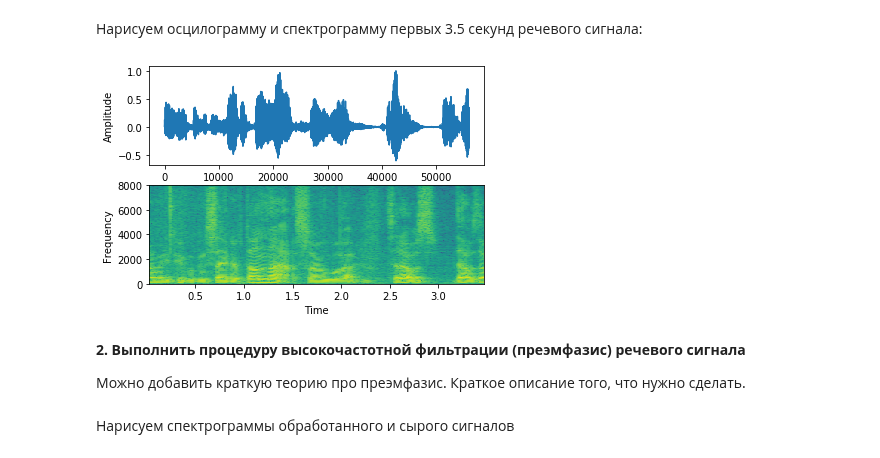
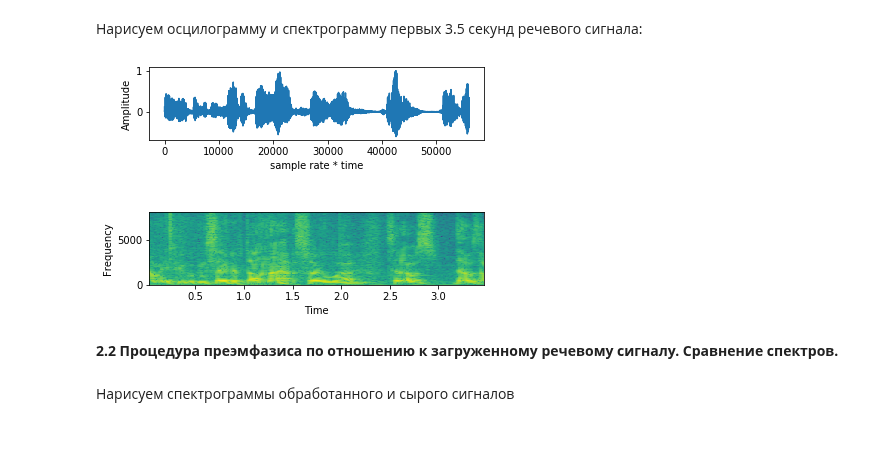
Before and after one commit to va-volokhov/itmo_speaker_recognition_course, a Jupyter notebook: lab1/lab1.ipynb, the cells around one changed output. Cells and saved outputs as stored; diff of their text form; code cells hidden in the pictures.

```diff
--- a/lab1/lab1.ipynb
+++ b/lab1/lab1.ipynb
@@ -87,7 +105,7 @@ path_to_wav = paths[0]
 # %%
 print("Loading of {}".format(path_to_wav))
 # Load signal
-signal, fs = torchaudio.load(path_to_wav)
+signal, sample_rate = torchaudio.load(path_to_wav)
 signal = signal.numpy().squeeze(axis=0)
 signal = signal/np.abs(signal).max()
 print("Done!")
@@ -97,27 +115,25 @@ Done!
 # %% [markdown]
 Нарисуем осцилограмму и спектрограмму первых 3.5 секунд речевого сигнала:
 # %%
-signal = signal[0:int(3.5 * fs)]  # Keep the first 3.5 seconds
+signal = signal[0:int(3.5 * sample_rate)]  # Keep the first 3.5 seconds
 
 plt.figure(1)
 plot_a = plt.subplot(211)
 plt.subplots_adjust(wspace=0, hspace=1)
 
 plot_a.plot(signal)
 plot_a.set_xlabel('sample rate * time')
 plot_a.set_ylabel('Amplitude')
 
 plot_b = plt.subplot(212)
-plot_b.specgram(signal, NFFT=1024, Fs=fs, noverlap=900)
+plot_b.specgram(signal, NFFT=1024, Fs=sample_rate, noverlap=900)
 plot_b.set_xlabel('Time')
 plot_b.set_ylabel('Frequency')
 plt.show()
 # %% [output]
-[figure, old version]
+[figure, new version]
-# %% [markdown]
-**2. Выполнить процедуру высокочастотной фильтрации (преэмфазис) речевого сигнала**
-
-Можно добавить краткую теорию про преэмфазис. Краткое описание того, что нужно сделать.
+# %% [markdown]
+**2.2 Процедура преэмфазиса по отношению к загруженному речевому сигналу. Сравнение спектров.**
 # %%
 pre_emphasis = 0.97
 emphasized_signal = np.append(signal[0], signal[1:] - pre_emphasis * signal[:-1])
```
Also changed, not shown: parts of 22 cells of this notebook.
